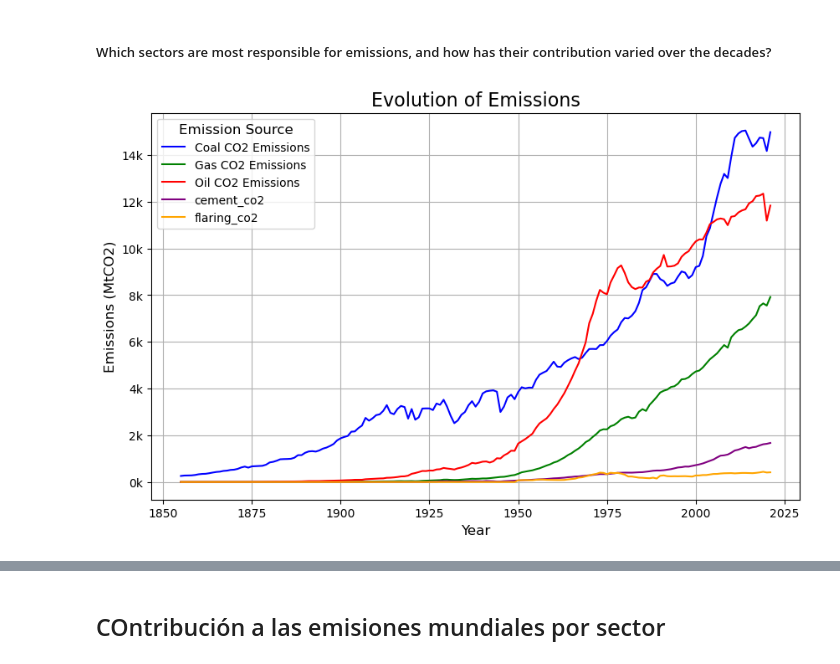
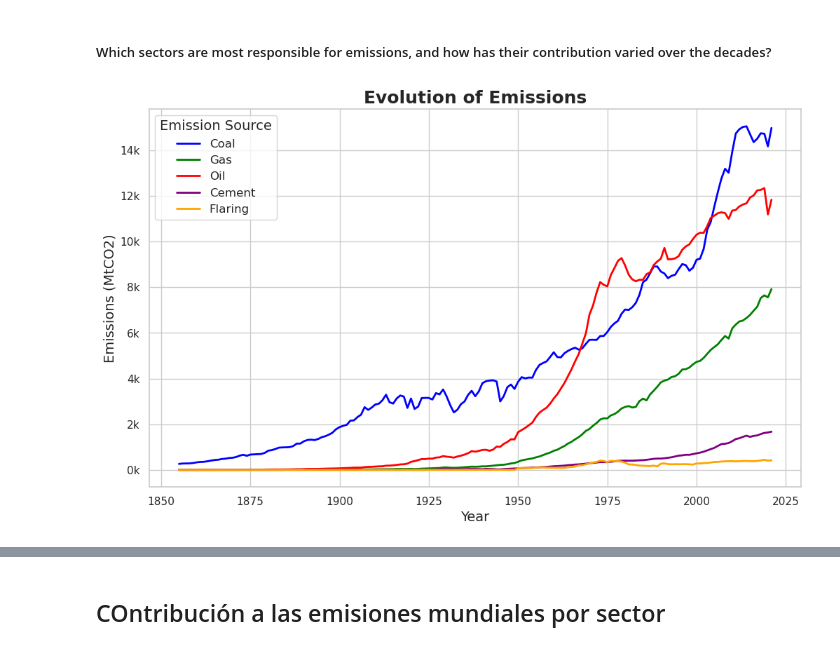
Before and after one commit to Sergio0602/Project-2--EDA, a Jupyter notebook: question-2.ipynb, the cells around one changed output, grey strips where cells are left out. Drawn from its saved outputs; the diff is of its cells as text; code cells hidden in the pictures.

```diff
--- a/question-2.ipynb
+++ b/question-2.ipynb
@@ -381,41 +381,50 @@ df_world
 # Iteration 2
 # %% [markdown]
 ##### Which sectors are most responsible for emissions, and how has their contribution varied over the decades?
-# %%
-df_it2_grouped = df_world.groupby("year").sum().reset_index()
-
-legend_names = {
-    "coal_co2": "Coal CO2 Emissions",
-    "gas_co2": "Gas CO2 Emissions",
-    "oil_co2": "Oil CO2 Emissions",
-    "gas_co2": "Gas CO2 Emissions",
-    "oil_co2": "Oil CO2 Emissions",
-}
-
-plt.figure(figsize=(10, 6))
-
-colors = ['blue', 'green', 'red', 'purple', 'orange']
-
-for i, column in enumerate(df_it2_grouped.columns[1:]):
-    label = legend_names.get(column, column)
-    plt.plot(df_it2_grouped["year"], df_it2_grouped[column], label=label, color=colors[i % len(colors)])
-
-plt.xlabel("Year", fontsize=12)
-plt.ylabel("Emissions (MtCO2)", fontsize=12)
-plt.title("Evolution of Emissions", fontsize=16)
-
-plt.legend(title="Emission Source", title_fontsize=12, fontsize=10)
-
-def thousands_formatter(x, pos):
-    return f'{int(x/1000)}k'
-
-plt.gca().yaxis.set_major_formatter(FuncFormatter(thousands_formatter))
-
-plt.grid(True)
-
-plt.show()
-# %% [output]
-[figure, removed]
+# %%
+df_it2_grouped = df_world.groupby("year").sum().reset_index()
+
+
+legend_names = {
+    "coal_co2": "Coal",
+    "gas_co2": "Gas",
+    "oil_co2": "Oil",
+    "cement_co2": "Cement",
+    "flaring_co2": "Flaring",
+}
+
+
+sns.set(style="whitegrid")
+
+
+plt.figure(figsize=(12, 7))
+
+
+colors = ['blue', 'green', 'red', 'purple', 'orange']
+
+
+for i, column in enumerate(df_it2_grouped.columns[1:]):
+    label = legend_names.get(column, column)
+    sns.lineplot(x=df_it2_grouped["year"], y=df_it2_grouped[column], label=label, color=colors[i % len(colors)], linewidth=2)
+
+
+plt.title("Evolution of Emissions", fontsize=18, weight='bold')
+plt.xlabel("Year", fontsize=14)
+plt.ylabel("Emissions (MtCO2)", fontsize=14)
+plt.legend(title="Emission Source", title_fontsize=14, fontsize=12)
+
+
+def thousands_formatter(x, pos):
+    return f'{int(x / 1000)}k'
+
+plt.gca().yaxis.set_major_formatter(FuncFormatter(thousands_formatter))
+
+
+plt.grid(True)
+
+plt.show()
+# %% [output]
+[figure, added]
 # %%
 df_world_cement_flagrant = df[df['country'] == 'World'][["cement_co2", "flaring_co2","year"]]
 df_world_cement_flagrant
```
Also changed, not shown: parts of 9 cells of this notebook, 1 other file.
